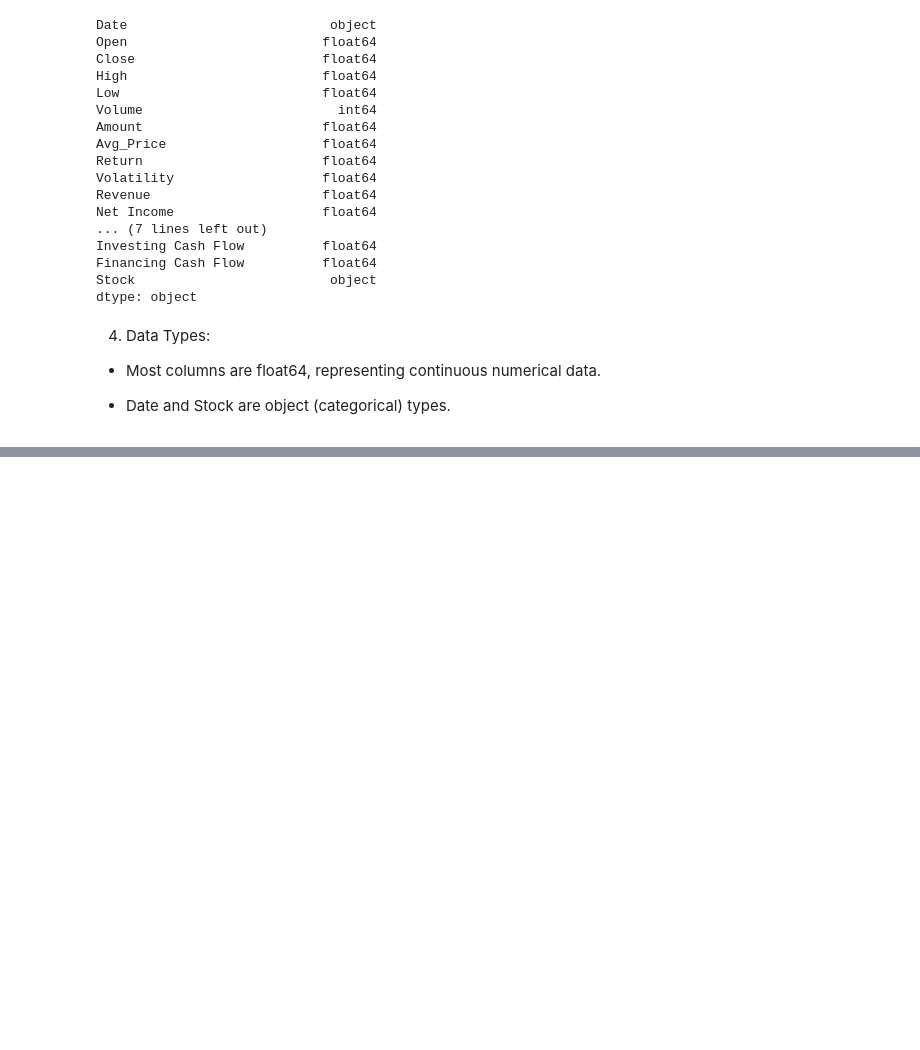
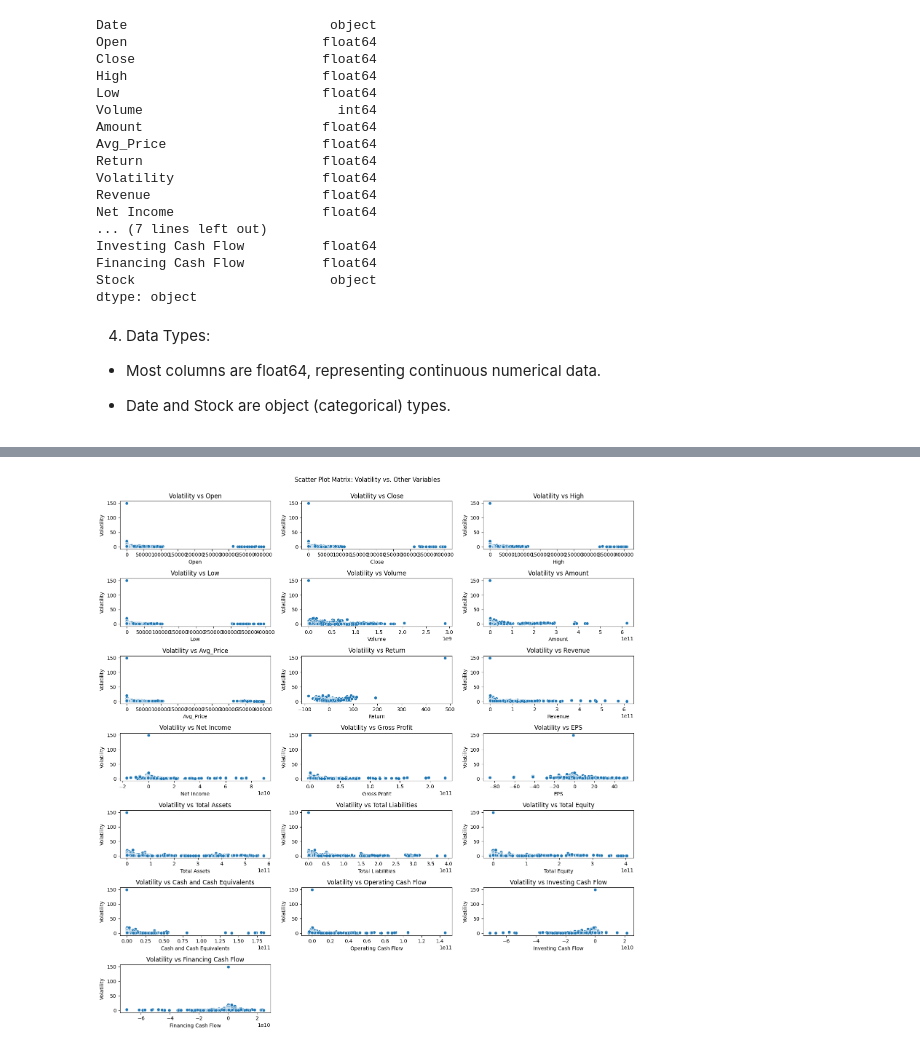
Before and after one commit to Billz942/Mining-Knowledge-from-Data, a Jupyter notebook: Elahi_34200223.ipynb, the cells around one changed output, grey strips where cells are left out. Saved outputs shown, nothing was run; the diff lists cells and outputs as text; code cells hidden in the pictures; blank space fills up the shorter version.

```diff
--- a/Elahi_34200223.ipynb
+++ b/Elahi_34200223.ipynb
@@ -189,0 +253,34 @@ dtype: object
+# %%
+# Define the target variable
+target_variable = 'Volatility'
+
+# Filter the numerical columns excluding the target variable
+numerical_columns = numerical_data.columns.drop(target_variable)
+
+# Define the number of rows and columns for the grid
+n_cols = 3
+n_rows = (len(numerical_columns) + n_cols - 1) // n_cols
+
+# Create subplots
+fig, axes = plt.subplots(n_rows, n_cols, figsize=(15, 15))
+
+# Flatten the axes array for easy iteration
+axes = axes.flatten()
+
+# Generate scatter plots
+for i, col in enumerate(numerical_columns):
+    sns.scatterplot(x=numerical_data[col], y=numerical_data[target_variable], ax=axes[i])
+    axes[i].set_title(f'{target_variable} vs {col}')
+    axes[i].set_xlabel(col)
+    axes[i].set_ylabel(target_variable)
+
+# Remove any empty subplots
+for i in range(len(numerical_columns), len(axes)):
+    fig.delaxes(axes[i])
+
+# Adjust layout
+plt.tight_layout()
+plt.suptitle('Scatter Plot Matrix: Volatility vs. Other Variables', y=1.02)
+plt.show()
+# %% [output]
+[figure, added]
```
Also changed, not shown: parts of 12 cells of this notebook.
